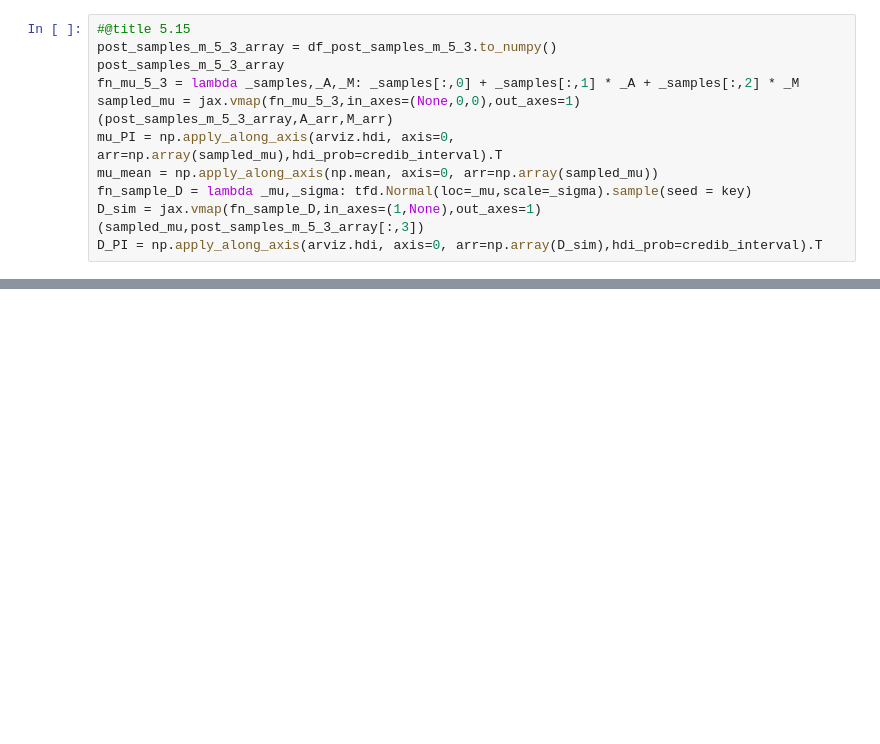
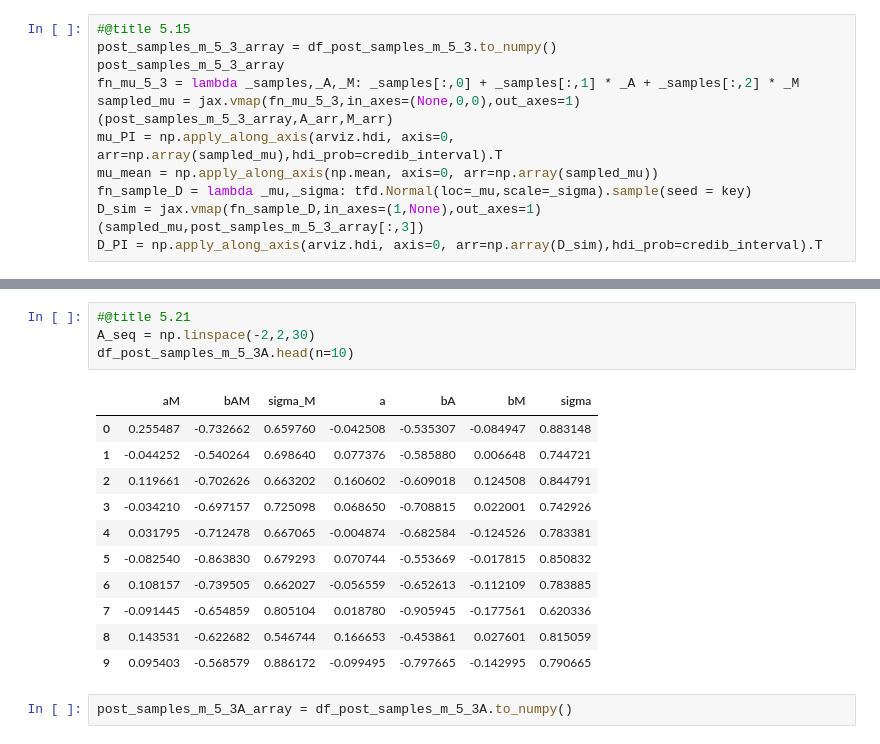
Before and after one commit to sushmit86/Statiistical_rethinking_jax, a Jupyter notebook: sushmit_05_geocentric_models.ipynb, the cells around one changed output, grey strips where cells are left out. Drawn from its saved outputs; the diff is of its cells as text; blank space fills up the shorter version.

```diff
--- a/sushmit_05_geocentric_models.ipynb
+++ b/sushmit_05_geocentric_models.ipynb
@@ -411,0 +493,18 @@ fig = plt.gcf();
+# %%
+#@title 5.21
+A_seq = np.linspace(-2,2,30)
+df_post_samples_m_5_3A.head(n=10)
+# %% [output]
+|  | aM | bAM | sigma_M | a | bA | bM | sigma |
+| 0 | 0.255487 | -0.732662 | 0.659760 | -0.042508 | -0.535307 | -0.084947 | 0.883148 |
+| 1 | -0.044252 | -0.540264 | 0.698640 | 0.077376 | -0.585880 | 0.006648 | 0.744721 |
+| 2 | 0.119661 | -0.702626 | 0.663202 | 0.160602 | -0.609018 | 0.124508 | 0.844791 |
+| 3 | -0.034210 | -0.697157 | 0.725098 | 0.068650 | -0.708815 | 0.022001 | 0.742926 |
+| 4 | 0.031795 | -0.712478 | 0.667065 | -0.004874 | -0.682584 | -0.124526 | 0.783381 |
+| 5 | -0.082540 | -0.863830 | 0.679293 | 0.070744 | -0.553669 | -0.017815 | 0.850832 |
+| 6 | 0.108157 | -0.739505 | 0.662027 | -0.056559 | -0.652613 | -0.112109 | 0.783885 |
+| 7 | -0.091445 | -0.654859 | 0.805104 | 0.018780 | -0.905945 | -0.177561 | 0.620336 |
+| 8 | 0.143531 | -0.622682 | 0.546744 | 0.166653 | -0.453861 | 0.027601 | 0.815059 |
+| 9 | 0.095403 | -0.568579 | 0.886172 | -0.099495 | -0.797665 | -0.142995 | 0.790665 |
+# %%
+post_samples_m_5_3A_array = df_post_samples_m_5_3A.to_numpy()
```
Also changed, not shown: parts of 5 cells of this notebook.
